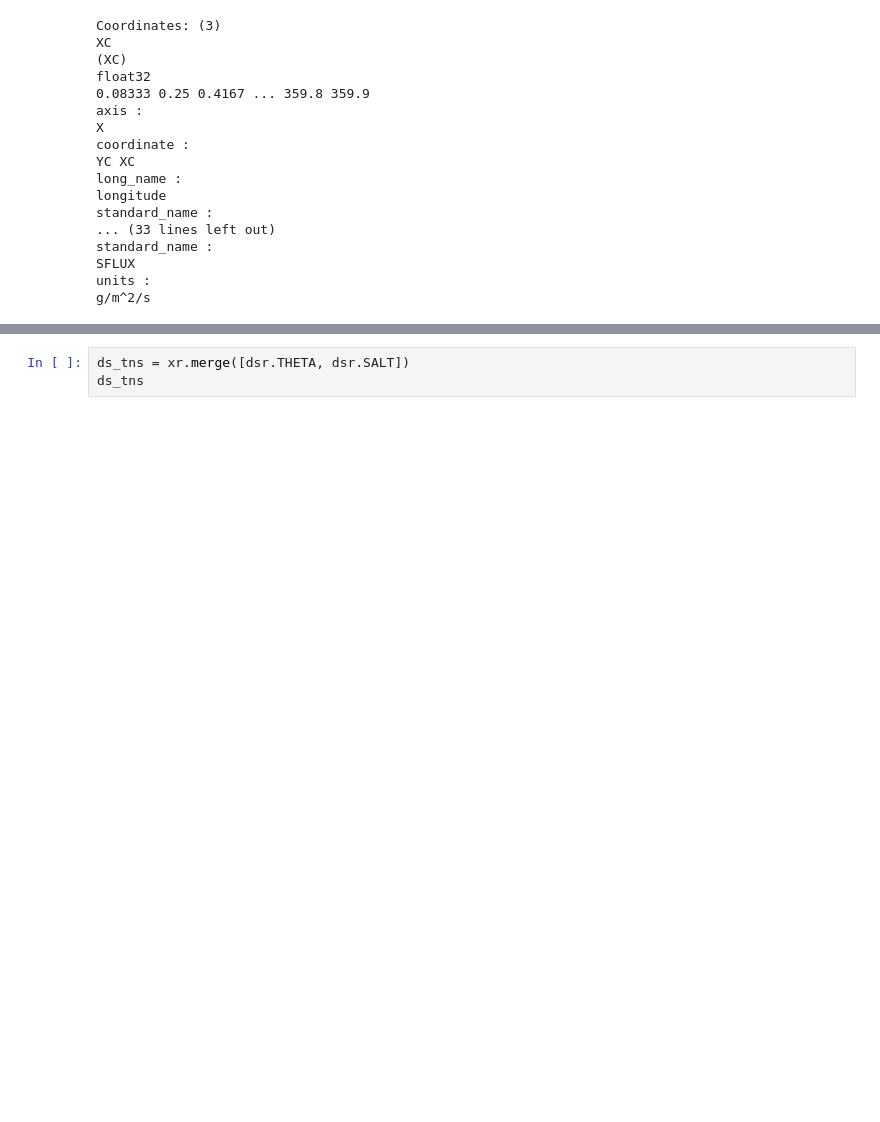
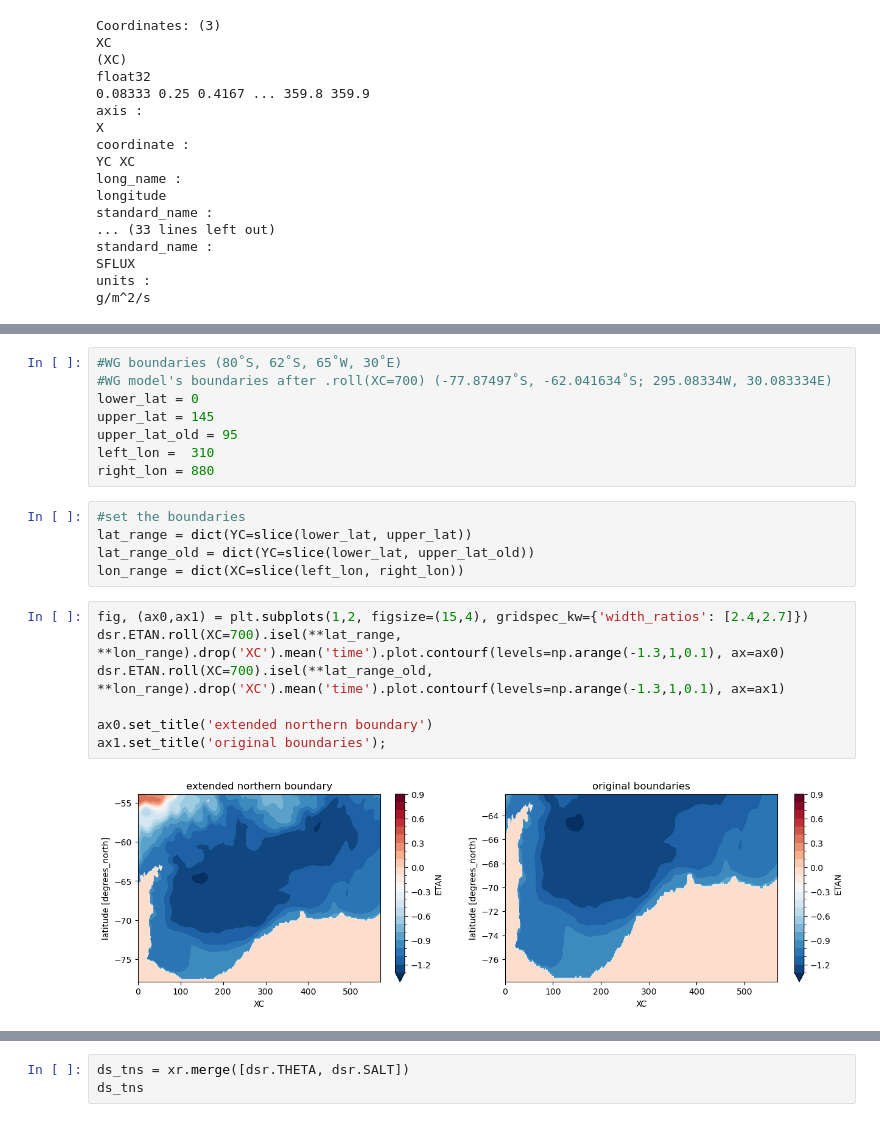
Before and after one commit to ocean-transport/WMT-project, a Jupyter notebook: SOSE-budgets/zarr-SOSE-datasets-cleaned.ipynb, the cells around one changed output, grey strips where cells are left out. Drawn from its saved outputs; the diff is of its cells as text; blank space fills up the shorter version.

```diff
--- a/SOSE-budgets/zarr-SOSE-datasets-cleaned.ipynb
+++ b/SOSE-budgets/zarr-SOSE-datasets-cleaned.ipynb
@@ -117,0 +130,22 @@ g/m^2/s
+# %%
+#WG boundaries (80˚S, 62˚S, 65˚W, 30˚E)
+#WG model's boundaries after .roll(XC=700) (-77.87497˚S, -62.041634˚S; 295.08334W, 30.083334E)
+lower_lat = 0
+upper_lat = 145
+upper_lat_old = 95
+left_lon =  310
+right_lon = 880
+# %%
+#set the boundaries
+lat_range = dict(YC=slice(lower_lat, upper_lat))
+lat_range_old = dict(YC=slice(lower_lat, upper_lat_old))
+lon_range = dict(XC=slice(left_lon, right_lon))
+# %%
+fig, (ax0,ax1) = plt.subplots(1,2, figsize=(15,4), gridspec_kw={'width_ratios': [2.4,2.7]})
+dsr.ETAN.roll(XC=700).isel(**lat_range, **lon_range).drop('XC').mean('time').plot.contourf(levels=np.arange(-1.3,1,0.1), ax=ax0)
+dsr.ETAN.roll(XC=700).isel(**lat_range_old, **lon_range).drop('XC').mean('time').plot.contourf(levels=np.arange(-1.3,1,0.1), ax=ax1)
+
+ax0.set_title('extended northern boundary')
+ax1.set_title('original boundaries');
+# %% [output]
+[figure, added]
```
Also changed, not shown: parts of 6 cells of this notebook.
